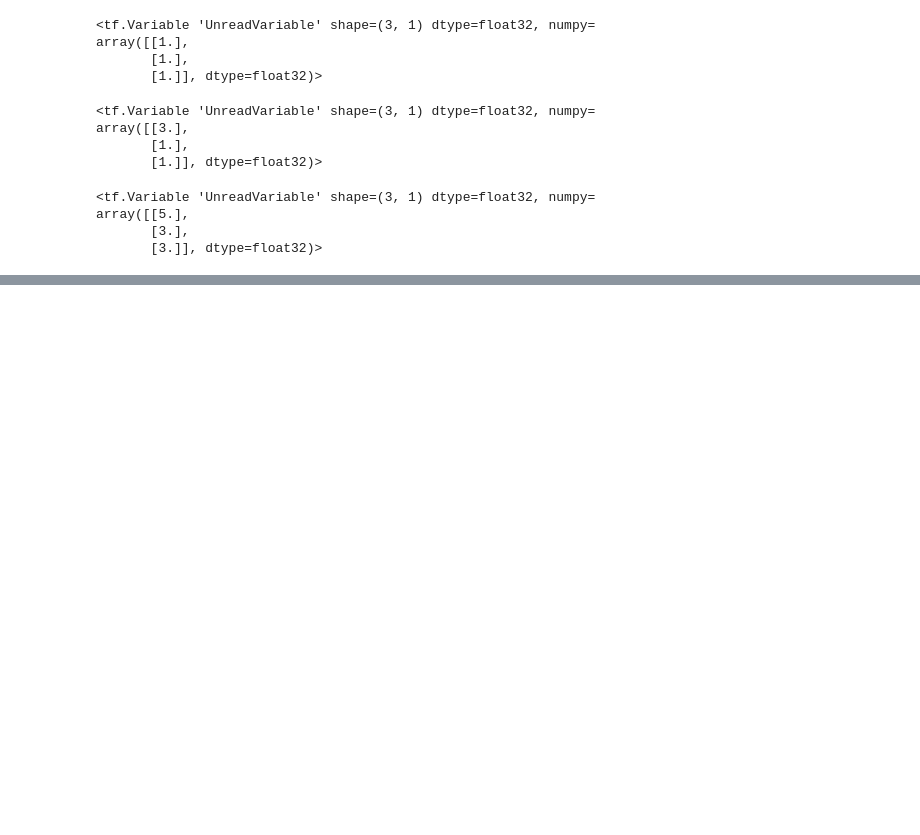
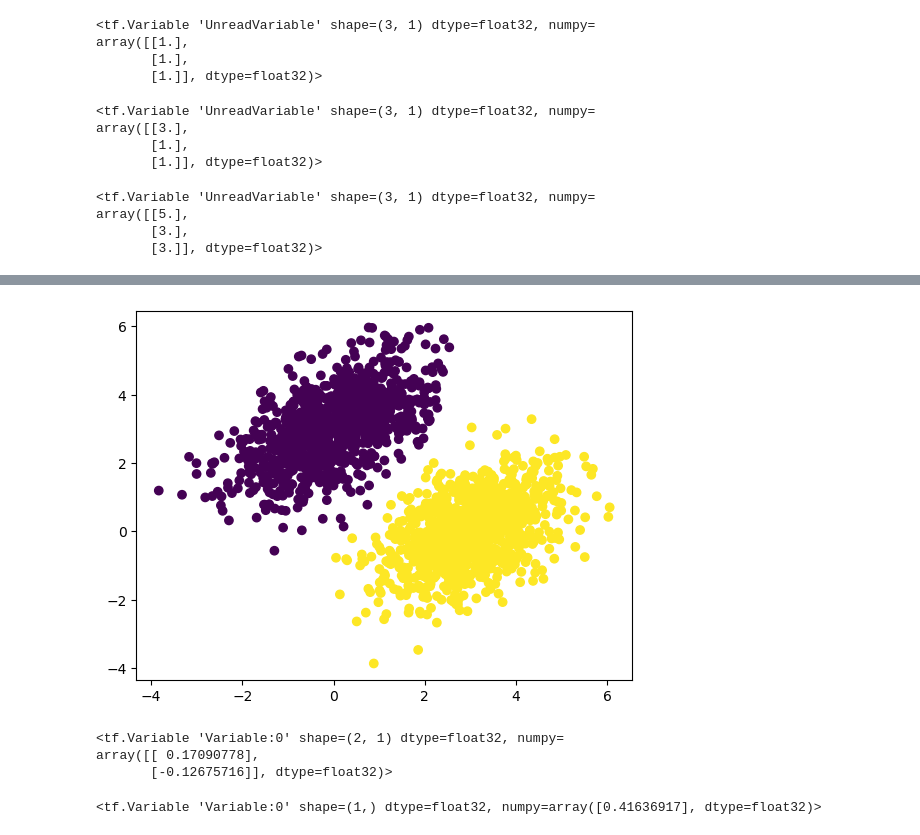
Before and after one commit to Jabullae/Deep_Learning, a Jupyter notebook: 딥러닝/케라스 221202.ipynb, the cells around one changed output, grey strips where cells are left out. Saved outputs shown, nothing was run; the diff lists cells and outputs as text; code cells hidden in the pictures; blank space fills up the shorter version.

```diff
--- a/딥러닝/케라스 221202.ipynb
+++ b/딥러닝/케라스 221202.ipynb
@@ -83,0 +192,27 @@ array([[5.],
+# %%
+# 선형 분류기의 변수 만들기
+input_dim = 2
+output_dim = 1
+W = tf.Variable(initial_value = tf.random.uniform(shape = (input_dim, output_dim)))
+b = tf.Variable(initial_value= tf.zeros(shape = (output_dim, )))
+# %%
+# 정방향 패스 함수
+def model(inputs):
+    return tf.matmul(inputs, W) + b
+
+# 평균 제곱 오차 손실 함수
+def square_loss(targets, predictions):
+    per_sample_losses = tf.square(targets - predictions)
+    return tf.reduce_mean(per_sample_losses)
+
+# 훈련 스텝 함수
+learning_rate = 0.1
+
+def training_step(inputs, targets):
+    with tf.GradientTape() as tape:
+        predictions = model(inputs)
+        loss = square_loss(targets, predictions)
+    grad_loss_wrt_W, grad_loss_wrt_b = tape.gradient(loss, [W, b])
+    W.assign_sub(grad_loss_wrt_W * learning_rate) # W.assign_sub = W - grad_loss_wrt_W * learning_rate
+    b.assign_sub(grad_loss_wrt_b * learning_rate) # b.assign_sub = W - grad_loss_wrt_b * learning_rate
+    return loss
@@ -83,0 +242,17 @@ array([[5.],
+# %%
+# 예측한 타겟을 시각화
+predictions = model(inputs)
+plt.scatter(inputs[:, 0], inputs[:, 1], c = predictions[:, 0]  > 0.5)
+plt.show()
+# %% [output]
+[figure, added]
+# %%
+W
+# %% [output]
+<tf.Variable 'Variable:0' shape=(2, 1) dtype=float32, numpy=
+array([[ 0.17090778],
+       [-0.12675716]], dtype=float32)>
+# %%
+b
+# %% [output]
+<tf.Variable 'Variable:0' shape=(1,) dtype=float32, numpy=array([0.41636917], dtype=float32)>
```
Also changed, not shown: parts of 16 cells of this notebook.
